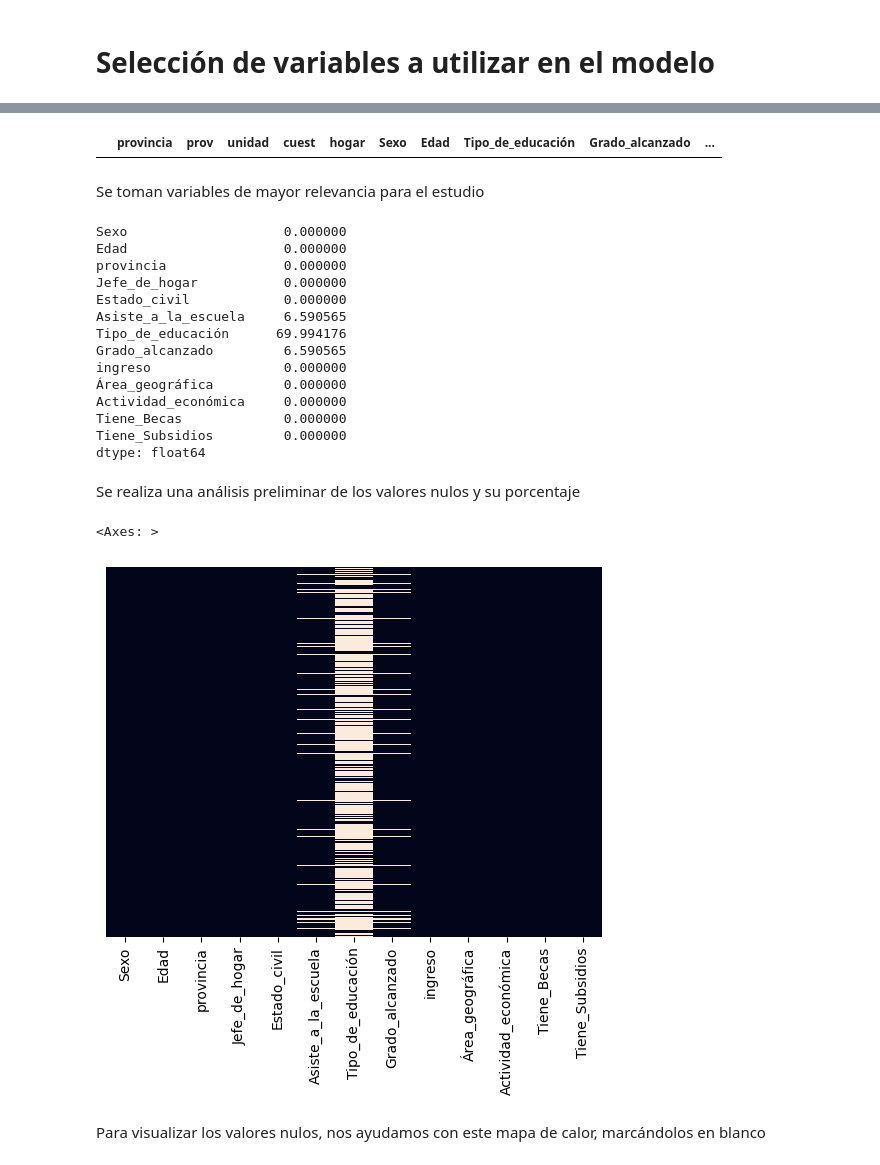
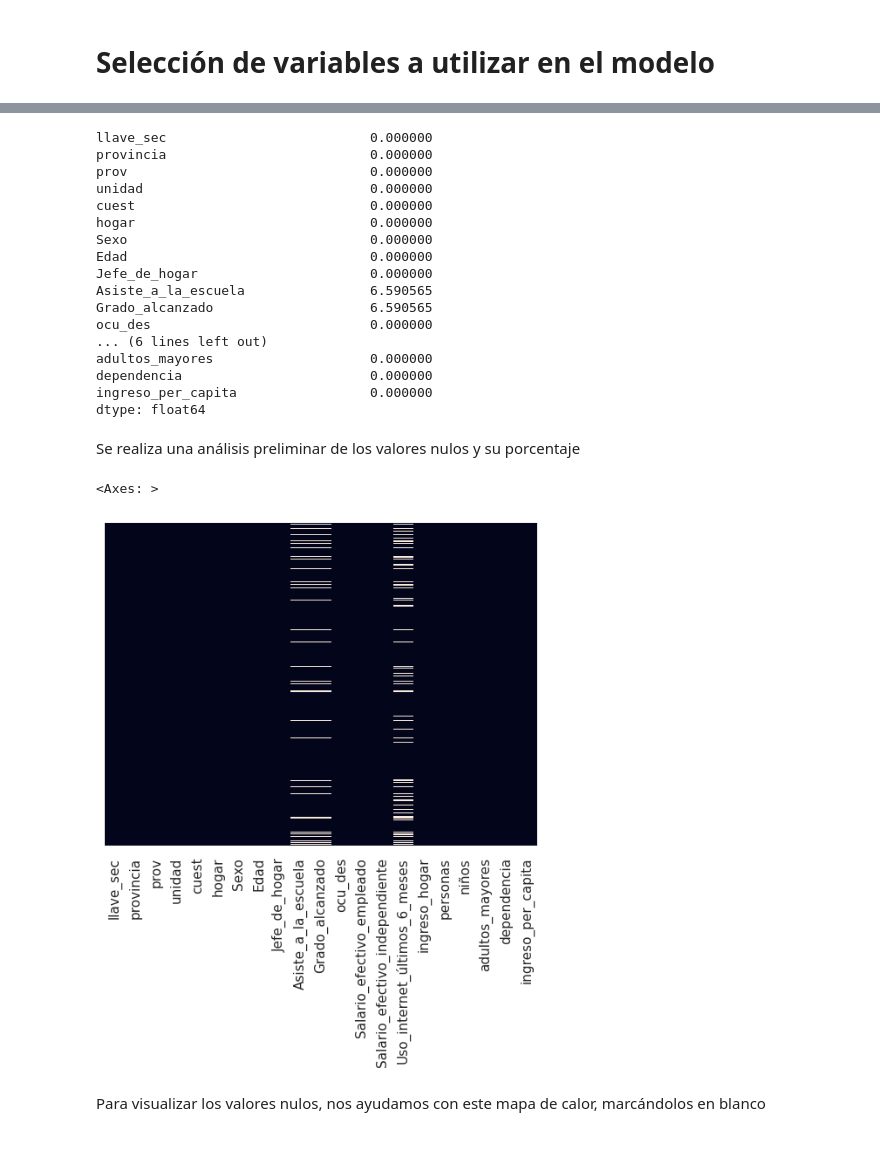
Before and after one commit to edreyesc/ProyectoIngegradorII, a Jupyter notebook: proy_integrador2_empleo.ipynb, the cells around one changed output, grey strips where cells are left out. Drawn from its saved outputs; the diff is of its cells as text; code cells hidden in the pictures.

Commit message:
EDA básico, pendiente: - eliminación de outliers y mapas de correlación - preparación de las variables para el modelado

```diff
--- a/proy_integrador2_empleo.ipynb
+++ b/proy_integrador2_empleo.ipynb
@@ -103,7 +103,11 @@ df_modelo = df.copy()
 # Selección de variables a utilizar en el modelo
 # %%
 # Variables del hogar
-id_hogar = ['provincia', 'prov', 'unidad', 'cuest', 'hogar']
+id_hogar = ['llave_sec', 'provincia', 'prov', 'unidad', 'cuest', 'hogar']
+
+# Eliminar columnas de hogar si ya existen en df_modelo
+cols_hogar = ['ingreso_hogar', 'personas', 'niños', 'adultos_mayores', 'dependencia', 'ingreso_per_capita']
+df_modelo = df_modelo.drop(columns=cols_hogar, errors='ignore')
 
 # Variables auxiliares
 df_modelo['niño'] = (df_modelo['Edad'] < 15).astype(int)
@@ -137,9 +141,12 @@ df_modelo = df_modelo.merge(hogar, on=id_hogar, how='left')
 columnas_finales = id_hogar + [
     'Sexo',
     'Edad',
-    'Tipo_de_educación',
+    'Jefe_de_hogar',
+    #'Tipo_de_educación', - pública o privada
+    'Asiste_a_la_escuela',
     'Grado_alcanzado',
-    'p26',
+    'ocu_des',
+    #'p26', - sector económico
     'Salario_efectivo_empleado',
     'Salario_efectivo_independiente',
     'Uso_internet_últimos_6_meses',
@@ -153,5 +160,5 @@ columnas_finales = id_hogar + [
 
 df_modelo_final = df_modelo[columnas_finales].copy()
 
-df_modelo_final.head()
+df_modelo_final.head(6)
 # %% [output]
@@ -164,8 +172,3 @@ df_modelo_final.head()
-# %%
-cols_id = ['provincia','prov','unidad','cuest','hogar']
-
-for c in cols_id:
-    df_modelo_final[c] = df_modelo_final[c].astype(str).str.strip()
 # %%
 print(df_modelo_final.shape)
 # %% [output]
@@ -183,14 +175,0 @@ dtype: object
-# %%
-hogar_test = df_modelo_final[
-    (df_modelo_final['provincia'] == '01') &
-    (df_modelo_final['prov'] == '01') &
-    (df_modelo_final['unidad'] == '001') &
-    (df_modelo_final['cuest'] == '01') &
-    (df_modelo_final['hogar'] == 1)
-]
-
-hogar_test[['Sexo','Edad','Grado_alcanzado','Salario_efectivo_empleado','Salario_efectivo_independiente']]
-
-hogar_test.head(20)
-# %% [output]
-|  | provincia | prov | unidad | cuest | hogar | Sexo | Edad | Tipo_de_educación | Grado_alcanzado | ... |
@@ -200,32 +176,33 @@ df_clean = df[['Sexo','Edad', 'provincia', 'Jefe_de_hogar','Estado_civil', 'Asis
-# %% [markdown]
-Se toman variables de mayor relevancia para el estudio
 # %%
 # Verificación de valores nulos por columna (en porcentaje)
-porcentaje_nulos = (df_clean.isnull().sum() / len(df_clean)) * 100
+porcentaje_nulos = (df_modelo_final.isnull().sum() / len(df_modelo_final)) * 100
 print(porcentaje_nulos)
 # %% [output]
-Sexo                    0.000000
-Edad                    0.000000
-provincia               0.000000
-Jefe_de_hogar           0.000000
-Estado_civil            0.000000
-Asiste_a_la_escuela     6.590565
-Tipo_de_educación      69.994176
-Grado_alcanzado         6.590565
-ingreso                 0.000000
-Área_geográfica         0.000000
-Actividad_económica     0.000000
-Tiene_Becas             0.000000
-Tiene_Subsidios         0.000000
+llave_sec                          0.000000
+provincia                          0.000000
+prov                               0.000000
+unidad                             0.000000
+cuest                              0.000000
+hogar                              0.000000
+Sexo                               0.000000
+Edad                               0.000000
+Jefe_de_hogar                      0.000000
+Asiste_a_la_escuela                6.590565
+Grado_alcanzado                    6.590565
+ocu_des                            0.000000
+... (6 lines left out)
+adultos_mayores                    0.000000
+dependencia                        0.000000
+ingreso_per_capita                 0.000000
 dtype: float64
 # %% [markdown]
 Se realiza una análisis preliminar de los valores nulos y su porcentaje
 # %%
 # Distribución de nulos por medio del color blanco
-sns.heatmap(df_clean.isnull(), cbar=False, yticklabels = False)
+sns.heatmap(df_modelo_final.isnull(), cbar=False, yticklabels = False)
 # %% [output]
 <Axes: >
-[figure, old version]
+[figure, new version]
 # %% [markdown]
 Para visualizar los valores nulos, nos ayudamos con este mapa de calor, marcándolos en blanco
 # %% [markdown]
```
Also changed, not shown: parts of 58 cells of this notebook.
